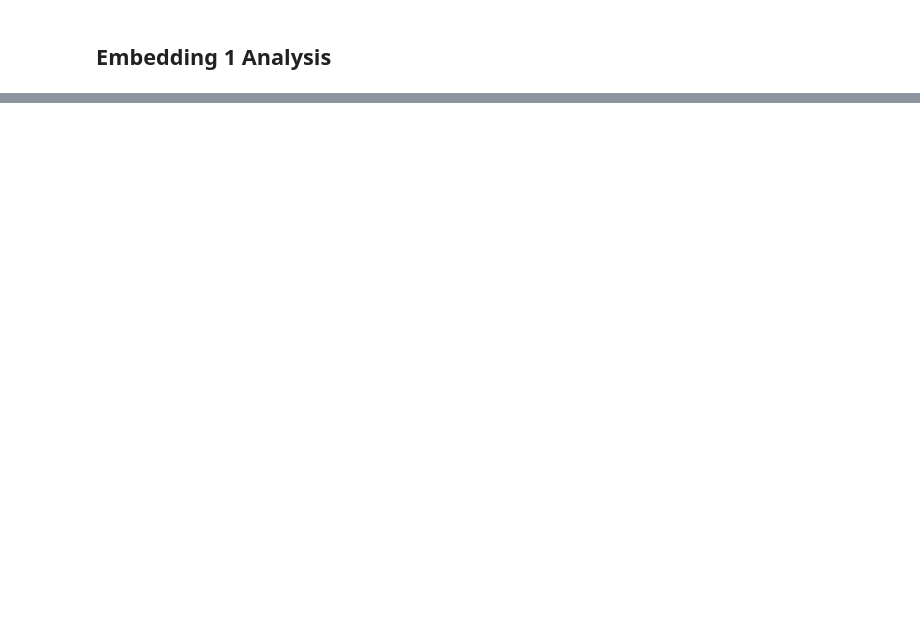
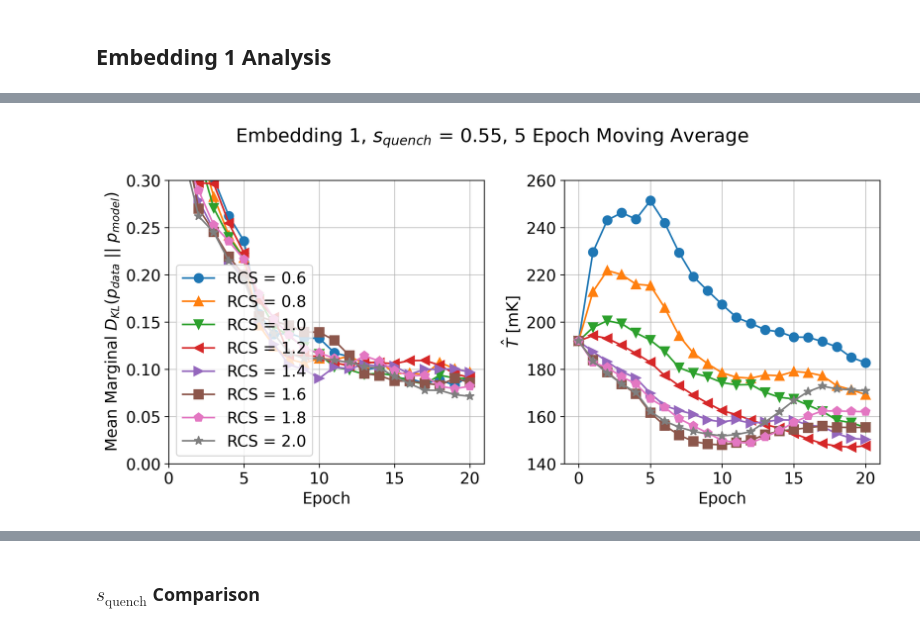
Before and after one commit to cameronperot/qbm-quant-finance, a Jupyter notebook: notebooks/qbm_log_returns.ipynb, the cells around one changed output, grey strips where cells are left out. Saved outputs shown, nothing was run; the diff lists cells and outputs as text; code cells hidden in the pictures; blank space fills up the shorter version.

Commit message:
Updated log return notebook, added plots

```diff
--- a/notebooks/qbm_log_returns.ipynb
+++ b/notebooks/qbm_log_returns.ipynb
@@ -143,8 +148,7 @@ max_chain_length = 7
 max_qubits = 400
 embedding_ids = range(1, 11)
 embeddings_dir = (
-    project_dir
-    / f"artifacts/qbm/log_returns/embeddings/{model_params['n_visible']}x{model_params['n_hidden']}"
+    artifacts_dir / f"embeddings/{model_params['n_visible']}x{model_params['n_hidden']}"
 )
 embeddings = {}
 if generate_embeddings:
@@ -175,7 +179,7 @@ if generate_embeddings:
 
     # save embeddings
     for embedding_id, embedding in embeddings.items():
-        save_artifact(embeddings_dir / f"{embedding_id:02}.json")
+        save_artifact(embedding, embeddings_dir / f"{embedding_id:02}.json")
 else:
     for embedding_path in sorted([x for x in embeddings_dir.iterdir()]):
         embedding_id = int(embedding_path.stem)
@@ -190,5 +194,7 @@ for embedding_id, embedding in embeddings.items():
         chain_length = len(physical_qubits)
         chain_lengths[embedding_id][chain_length] += 1
 chain_lengths = pd.DataFrame.from_dict(chain_lengths, orient="index")
-chain_lengths["n_qubits"] = (chain_lengths * np.arange(1, max_chain_length + 1)).sum(axis=1)
+chain_lengths["n_qubits"] = (chain_lengths * np.arange(1, max_chain_length + 1)).sum(
+    axis=1
+)
 chain_lengths
@@ -312,0 +400,55 @@ time: 2.59 ms (started: 2022-02-08 16:29:17 +01:00)
+# %%
+def smooth(x, k=5):
+    x_out = np.zeros(len(x))
+    for i in range(len(x)):
+        x_out[i] = np.mean(x[i - min((k - 1, i)) : i + 1])
+    return x_out
+
+
+fig, ax = plt.subplots(1, 2, figsize=(10, 5), dpi=300)
+markers = ["o", "^", "v", "<", ">", "s", "p", "*", "P", "X"]
+colors = [
+    "tab:blue",
+    "tab:orange",
+    "tab:green",
+    "tab:red",
+    "tab:purple",
+    "tab:brown",
+    "tab:pink",
+    "tab:gray",
+    "tab:olive",
+    "tab:cyan",
+]
+for i, ((s_quench, relative_chain_strength), dkl) in enumerate(dkls_rcs.items()):
+    ax[0].plot(
+        range(1, len(dkl) + 1),
+        smooth(dkl),
+        label=f"RCS = {relative_chain_strength}",
+        markersize=8,
+        marker=markers[i],
+        color=colors[i],
+    )
+for i, ((s_quench, relative_chain_strength), betas) in enumerate(beta_rcs.items()):
+    ax[1].plot(
+        range(len(betas)),
+        smooth(1 / k_B / np.array(betas) * 1000),
+        markersize=8,
+        marker=markers[i],
+        color=colors[i],
+    )
+fig.suptitle("Embedding 1, $s_{quench}$ = 0.55, 5 Epoch Moving Average")
+ax[0].set_ylabel(r"Mean Marginal $D_{KL}(p_{data} \ || \ p_{model})$")
+ax[1].set_ylabel(r"$\hat{T}$ [mK]")
+ax[0].set_xlabel("Epoch")
+ax[1].set_xlabel("Epoch")
+ax[0].set_xticks(np.arange(0, 25, 5))
+ax[1].set_xticks(np.arange(0, 25, 5))
+ax[1].set_yticks(np.arange(140, 280, 20))
+ax[0].set_ylim((0, 0.3))
+ax[0].grid(alpha=0.7)
+ax[1].grid(alpha=0.7)
+ax[0].legend()
+plt.tight_layout()
+plt.savefig(plots_dir / "rcs_comparison.png")
+# %% [output]
+[figure, added]
@@ -312,0 +456,2 @@ time: 2.59 ms (started: 2022-02-08 16:29:17 +01:00)
+# %% [markdown]
+### $s_{\text{quench}}$ Comparison
```
Also changed, not shown: parts of 30 cells of this notebook, 4 other files.
